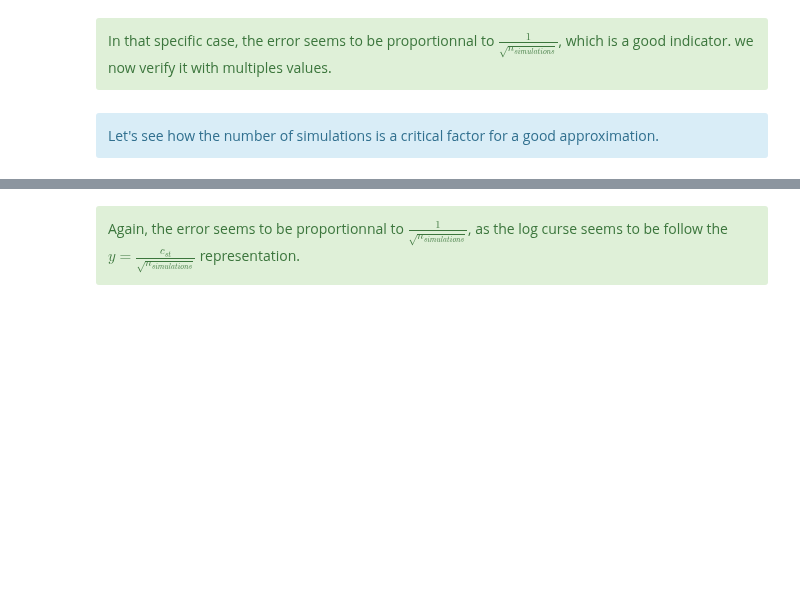
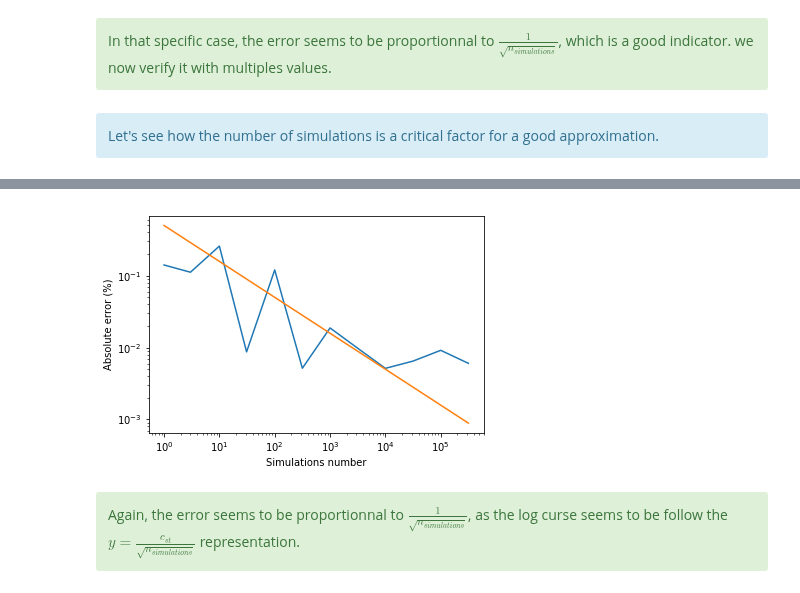
Before and after one commit to intv0id/AML_Course, a Jupyter notebook: 2-MC/MC.ipynb, the cells around one changed output, grey strips where cells are left out. Cells and saved outputs as stored; diff of their text form; code cells hidden in the pictures; blank space fills up the shorter version.

Commit message:
Added figures and plots

```diff
--- a/2-MC/MC.ipynb
+++ b/2-MC/MC.ipynb
@@ -254,3 +254,13 @@ plt.show()
+# %%
+plt.plot(num_simulation_range, errors)
+plt.plot(num_simulation_range, .5/np.sqrt(num_simulation_range))
+plt.xscale('log')
+plt.yscale('log')
+plt.xlabel("Simulations number")
+plt.ylabel("Absolute error (%)")
+plt.show()
+# %% [output]
+[figure, added]
 # %% [markdown]
 <div class="alert alert-success">
 Again, the error seems to be proportionnal to $\frac{1}{\sqrt{n_{simulations}}}$, as the log curse seems to be follow the $y = \frac{c_{st}}{\sqrt{n_{simulations}}}$ representation.
```
Also changed, not shown: parts of 2 cells of this notebook.
